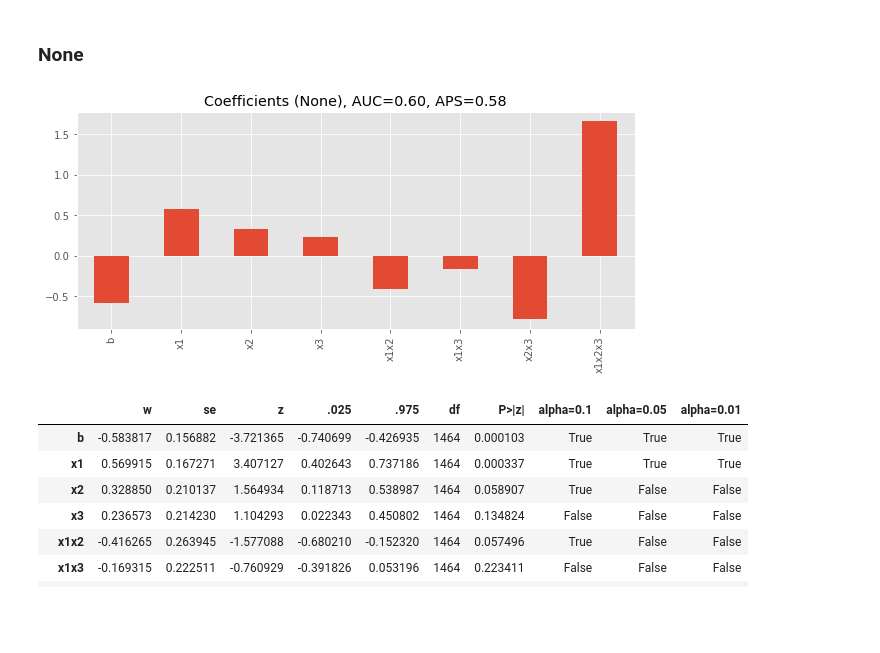
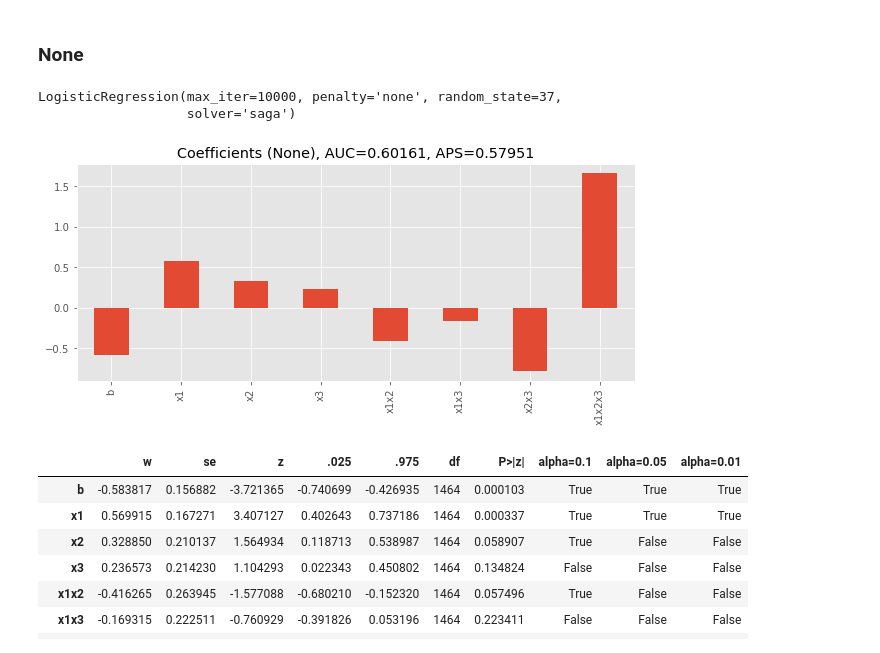
Before and after one commit to oneoffcoder/lasso-bbn, a Jupyter notebook: jupyter/lasso-synthetic.ipynb, the cells around one changed output. Saved outputs shown, nothing was run; the diff lists cells and outputs as text; code cells hidden in the pictures; blank space fills up the shorter version.

```diff
--- a/jupyter/lasso-synthetic.ipynb
+++ b/jupyter/lasso-synthetic.ipynb
@@ -146,35 +146,38 @@ More [documentation](https://scikit-learn.org/stable/modules/generated/sklearn.l
 from sklearn.linear_model import LogisticRegression
 from sklearn.metrics import roc_auc_score, average_precision_score
 
 def get_model(reg='none'):
     if reg == 'l1':
         model = LogisticRegression(penalty='l1', solver='saga', C=0.5, random_state=37)
     elif reg == 'l2':
         model = LogisticRegression(penalty='l2', solver='saga', random_state=37)
     elif reg == 'elasticnet':
         model = LogisticRegression(penalty='elasticnet', l1_ratio=0.6, solver='saga', random_state=37)
     else:
         model = LogisticRegression(penalty='none', solver='saga', random_state=37, max_iter=10_000)
 
     return model
 
 def get_coef(m):
     coefs = [m.intercept_[0]] + list(m.coef_[0])
     cols = ['b', 'x1', 'x2', 'x3', 'x1x2', 'x1x3', 'x2x3', 'x1x2x3']
     return pd.Series(coefs, index=cols)
 
 def plot_model(m, X, y, reg):
+    print(m)
     y_pred = m.predict_proba(X)[:,1]
     auc = roc_auc_score(y, y_pred)
     aps = average_precision_score(y, y_pred)
-    _ = get_coef(model).plot(kind='bar', figsize=(10, 4), title=fr'Coefficients ({reg}), AUC={auc:.2f}, APS={aps:.2f}')
+    _ = get_coef(model).plot(kind='bar', figsize=(10, 4), title=fr'Coefficients ({reg}), AUC={auc:.5f}, APS={aps:.5f}')
 
 model = get_model('none')
 model.fit(X, y)
 
 plot_model(model, X, y, 'None')
 # %% [output]
+LogisticRegression(max_iter=10000, penalty='none', random_state=37,
+                   solver='saga')
-[figure, old version]
+[figure, new version]
 # %%
 import scipy.stats
 
```
Also changed, not shown: parts of 3 cells of this notebook.
